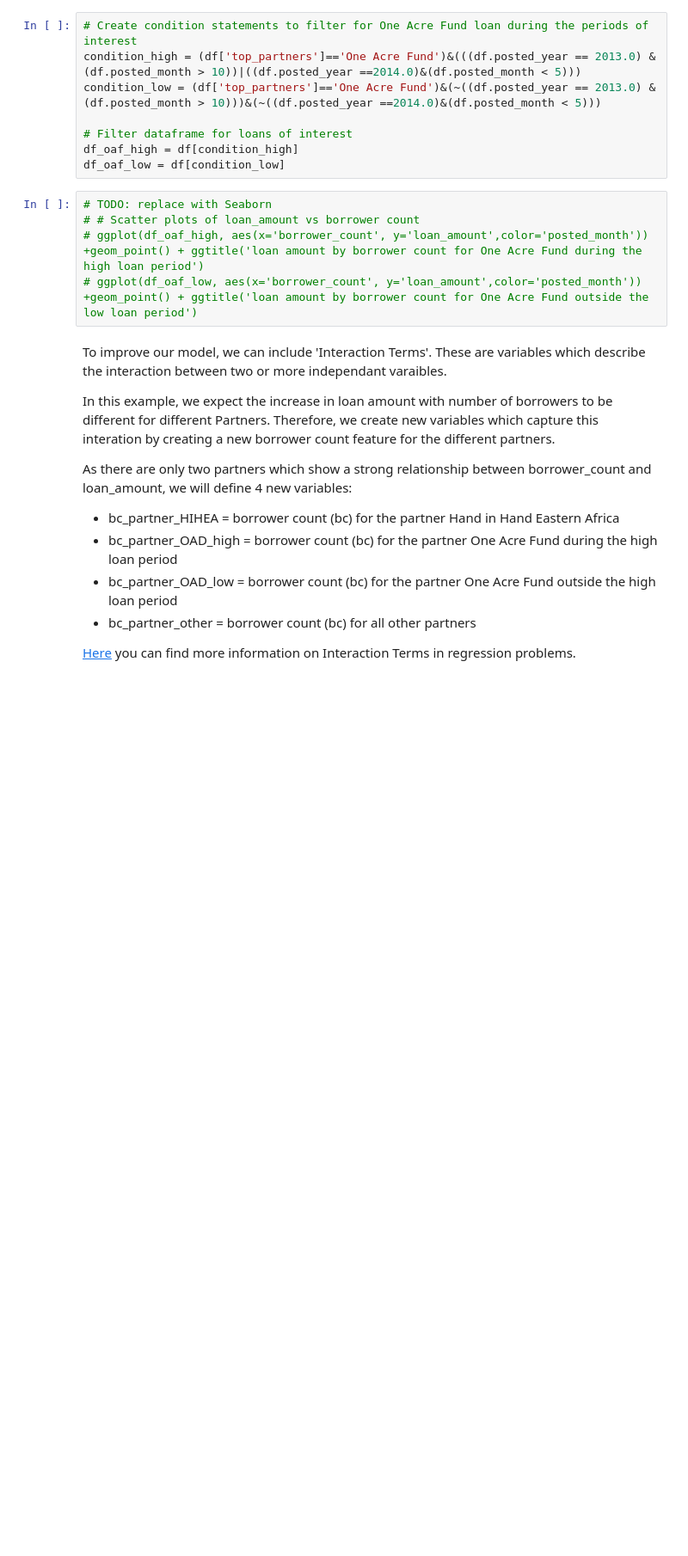
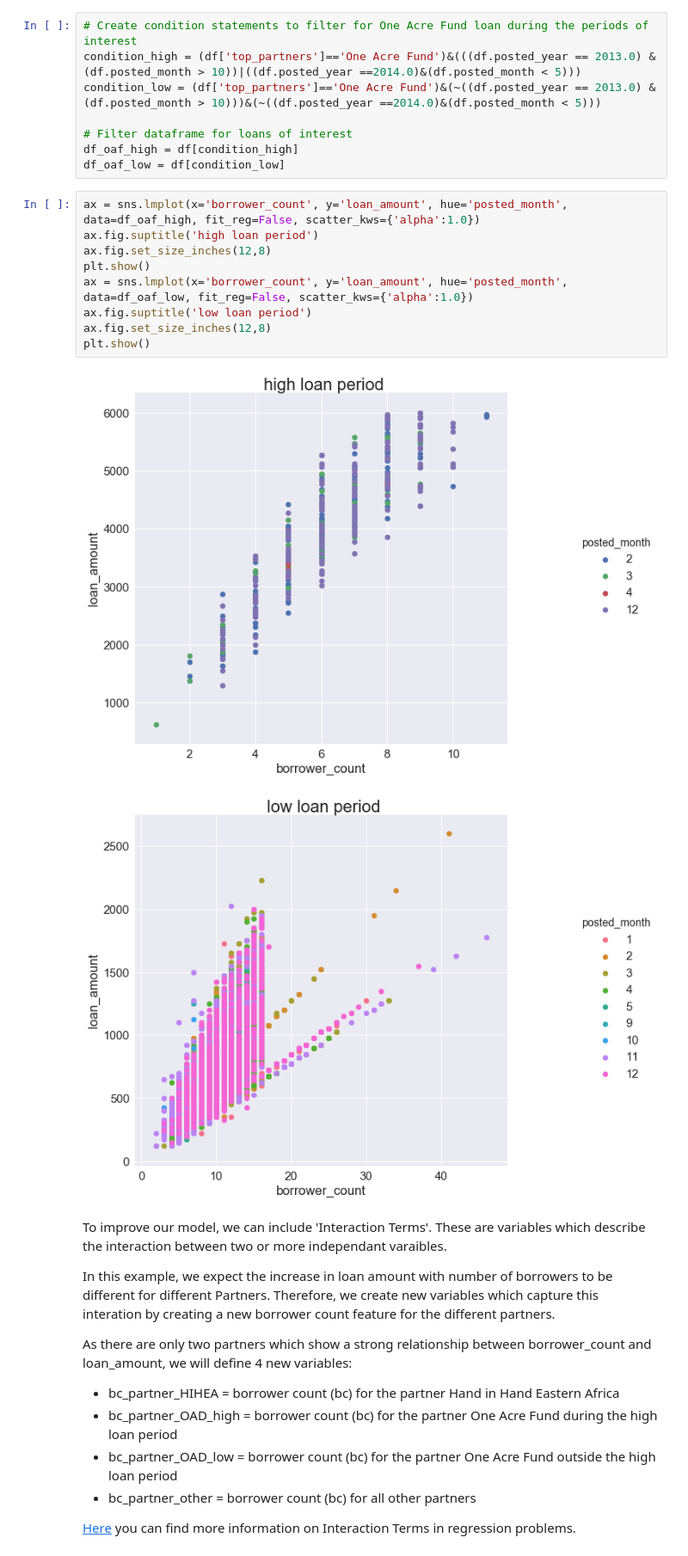
Before and after one commit to DeltaAnalytics/machine_learning_for_good, a Jupyter notebook: module_3_linear_regression/3_2_linear_regression-build_multivariate_model-evaluate_model.ipynb, the cells around one changed output. Shown at 86% size. Drawn from its saved outputs; the diff is of its cells as text; blank space fills up the shorter version.

```diff
--- a/module_3_linear_regression/3_2_linear_regression-build_multivariate_model-evaluate_model.ipynb
+++ b/module_3_linear_regression/3_2_linear_regression-build_multivariate_model-evaluate_model.ipynb
@@ -80,11 +99,18 @@ condition_low = (df['top_partners']=='One Acre Fund')&(~((df.posted_year == 2013
 # Filter dataframe for loans of interest
 df_oaf_high = df[condition_high]
 df_oaf_low = df[condition_low]
-# %%
-# TODO: replace with Seaborn
-# # Scatter plots of loan_amount vs borrower count
-# ggplot(df_oaf_high, aes(x='borrower_count', y='loan_amount',color='posted_month')) +geom_point() + ggtitle('loan amount by borrower count for One Acre Fund during the high loan period')
-# ggplot(df_oaf_low, aes(x='borrower_count', y='loan_amount',color='posted_month')) +geom_point() + ggtitle('loan amount by borrower count for One Acre Fund outside the low loan period')
+# %%
+ax = sns.lmplot(x='borrower_count', y='loan_amount', hue='posted_month', data=df_oaf_high, fit_reg=False, scatter_kws={'alpha':1.0})
+ax.fig.suptitle('high loan period')
+ax.fig.set_size_inches(12,8)
+plt.show()
+ax = sns.lmplot(x='borrower_count', y='loan_amount', hue='posted_month', data=df_oaf_low, fit_reg=False, scatter_kws={'alpha':1.0})
+ax.fig.suptitle('low loan period')
+ax.fig.set_size_inches(12,8)
+plt.show()
+# %% [output]
+[figure, added]
+[figure, added]
 # %% [markdown]
 To improve our model, we can include 'Interaction Terms'. These are variables which describe the interaction between two or more independant varaibles.
 
```
Also changed, not shown: parts of 17 cells of this notebook, 6 other files.
